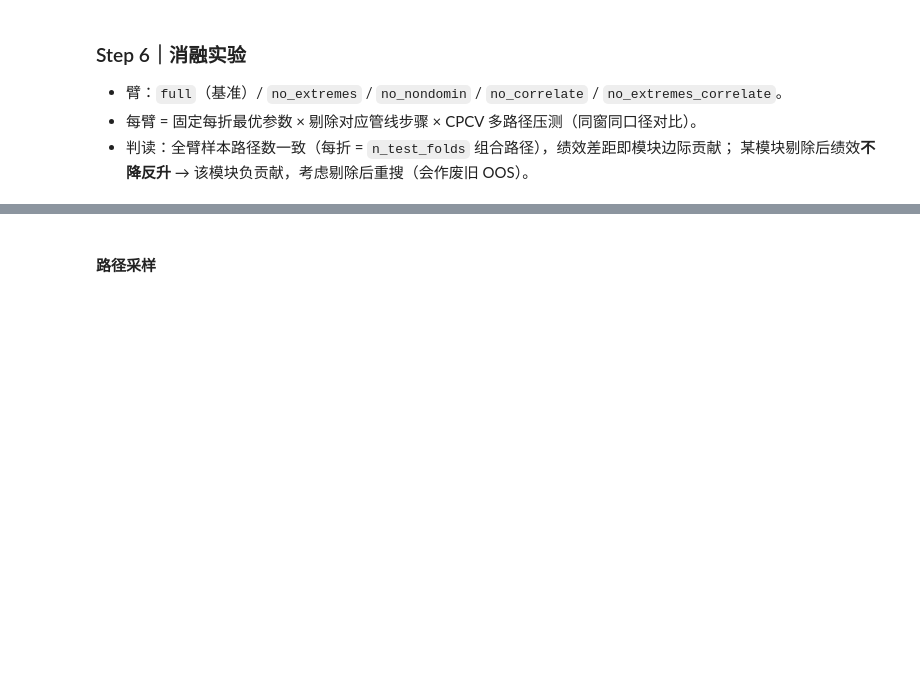
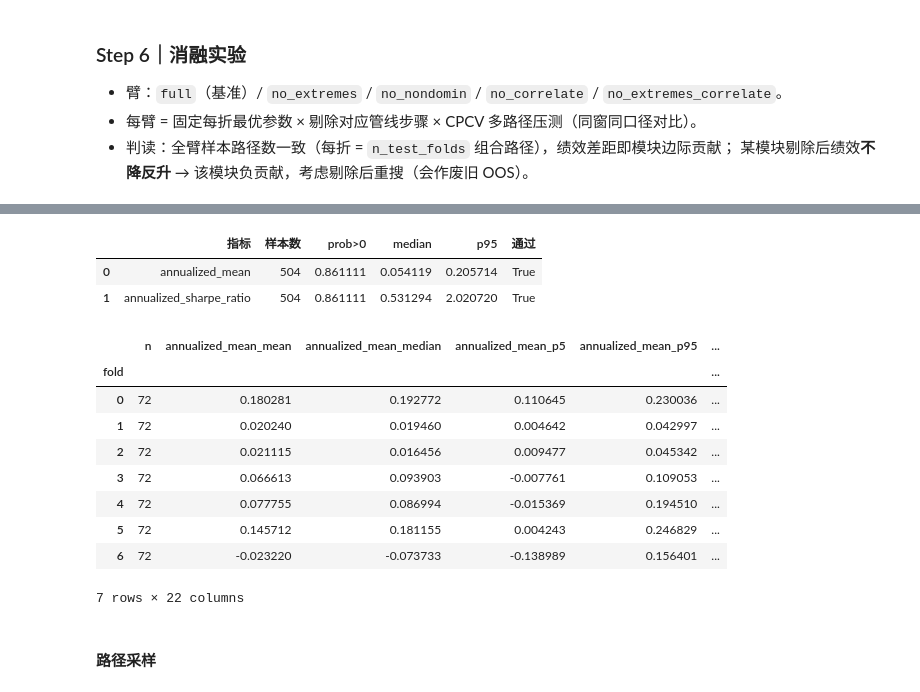
Before and after one commit to wang-jinghui/machine-learning-for-trading, a Jupyter notebook: case_studies/lazy_trading/WF+CPCV+PS_252.ipynb, the cells around one changed output, grey strips where cells are left out. Cells and saved outputs as stored; diff of their text form; code cells hidden in the pictures; blank space fills up the shorter version.

```diff
--- a/case_studies/lazy_trading/WF+CPCV+PS_252.ipynb
+++ b/case_studies/lazy_trading/WF+CPCV+PS_252.ipynb
@@ -254,0 +296,2 @@ print(summary[["说明", "annualized_mean_mean", "annualized_sharpe_ratio_mean",
+# %%
+out = perturbation_mc(X, fold_results)                   # R=None → ceil(500 / 折数)，总样本 ≥ 500
@@ -255,3 +306,22 @@ print(summary[["说明", "annualized_mean_mean", "annualized_sharpe_ratio_mean",
+# %%
+out['verdict']
+# %% [output]
+|  | 指标 | 样本数 | prob>0 | median | p95 | 通过 |
+| 0 | annualized_mean | 504 | 0.861111 | 0.054119 | 0.205714 | True |
+| 1 | annualized_sharpe_ratio | 504 | 0.861111 | 0.531294 | 2.020720 | True |
+# %%
+out['fold_summary']
+# %% [output]
+|  | n | annualized_mean_mean | annualized_mean_median | annualized_mean_p5 | annualized_mean_p95 | ... |
+| fold |  |  |  |  |  | ... |
+| 0 | 72 | 0.180281 | 0.192772 | 0.110645 | 0.230036 | ... |
+| 1 | 72 | 0.020240 | 0.019460 | 0.004642 | 0.042997 | ... |
+| 2 | 72 | 0.021115 | 0.016456 | 0.009477 | 0.045342 | ... |
+| 3 | 72 | 0.066613 | 0.093903 | -0.007761 | 0.109053 | ... |
+| 4 | 72 | 0.077755 | 0.086994 | -0.015369 | 0.194510 | ... |
+| 5 | 72 | 0.145712 | 0.181155 | 0.004243 | 0.246829 | ... |
+| 6 | 72 | -0.023220 | -0.073733 | -0.138989 | 0.156401 | ... |
+7 rows × 22 columns
 # %%
 oos_pop = Population([fold['test'] for fold in fold_results])
 oos_pop.plot_cumulative_returns()
```
Also changed, not shown: parts of 20 cells of this notebook.
